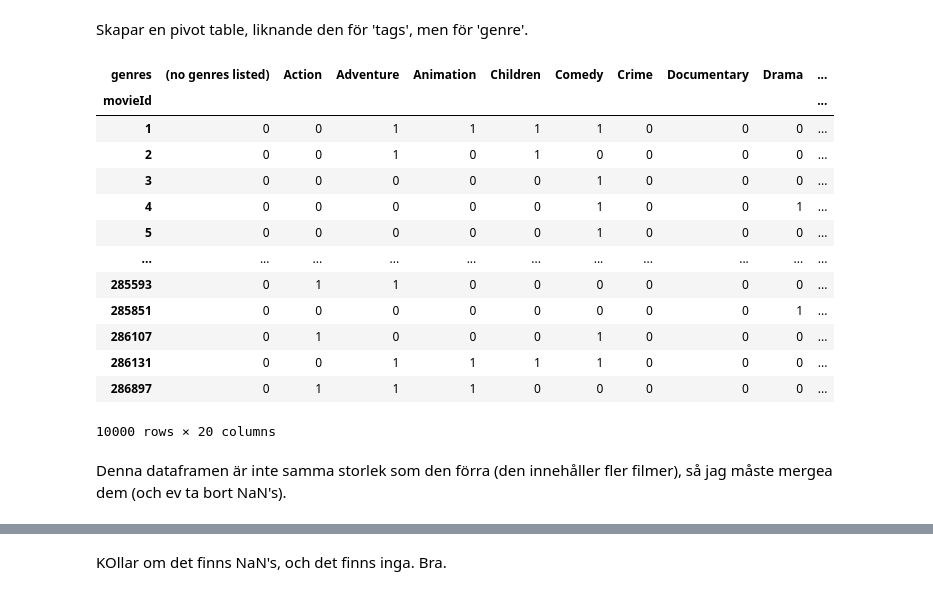
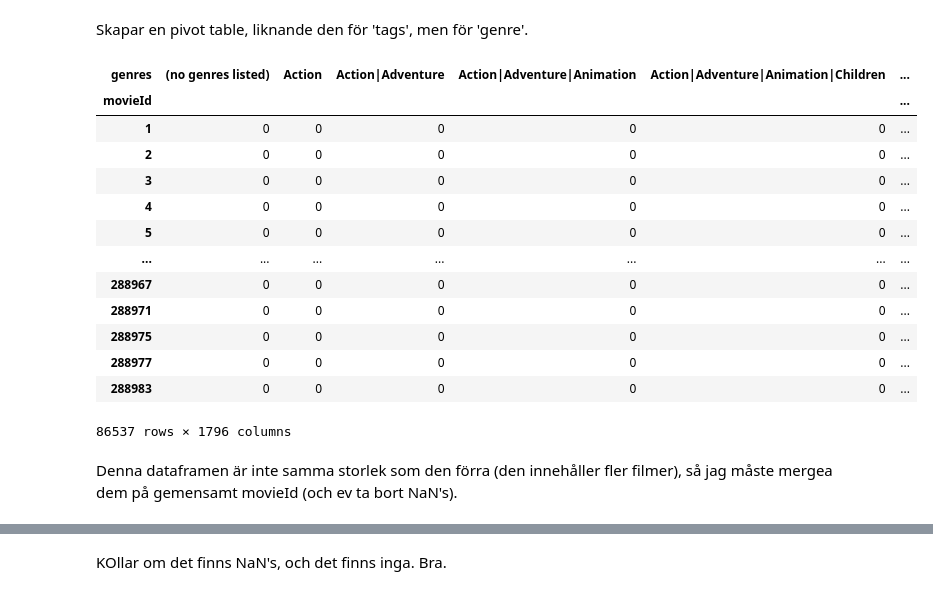
Before and after one commit to dancla240/Machine_Learning_Daniel_Claesson, a Jupyter notebook: Lab2/Lab_2_movie.ipynb, the cells around one changed output, grey strips where cells are left out. Saved outputs shown, nothing was run; the diff lists cells and outputs as text; code cells hidden in the pictures.

```diff
--- a/Lab2/Lab_2_movie.ipynb
+++ b/Lab2/Lab_2_movie.ipynb
@@ -699,25 +712,25 @@ movies_exploded.head(10)
 # %% [markdown]
 Skapar en pivot table, liknande den för 'tags', men för 'genre'.
 # %%
-pivot_table_genre = pd.pivot_table(data=movies_exploded, index='movieId', columns='genres', aggfunc='size', fill_value=0)
+pivot_table_genre = pd.pivot_table(data=movies, index='movieId', columns='genres', aggfunc='size', fill_value=0)
 pivot_table_genre
 # %% [output]
-| genres | (no genres listed) | Action | Adventure | Animation | Children | Comedy | Crime | Documentary | Drama | ... |
-| movieId |  |  |  |  |  |  |  |  |  | ... |
-| 1 | 0 | 0 | 1 | 1 | 1 | 1 | 0 | 0 | 0 | ... |
-| 2 | 0 | 0 | 1 | 0 | 1 | 0 | 0 | 0 | 0 | ... |
-| 3 | 0 | 0 | 0 | 0 | 0 | 1 | 0 | 0 | 0 | ... |
-| 4 | 0 | 0 | 0 | 0 | 0 | 1 | 0 | 0 | 1 | ... |
-| 5 | 0 | 0 | 0 | 0 | 0 | 1 | 0 | 0 | 0 | ... |
-| ... | ... | ... | ... | ... | ... | ... | ... | ... | ... | ... |
-| 285593 | 0 | 1 | 1 | 0 | 0 | 0 | 0 | 0 | 0 | ... |
-| 285851 | 0 | 0 | 0 | 0 | 0 | 0 | 0 | 0 | 1 | ... |
-| 286107 | 0 | 1 | 0 | 0 | 0 | 1 | 0 | 0 | 0 | ... |
-| 286131 | 0 | 0 | 1 | 1 | 1 | 1 | 0 | 0 | 0 | ... |
-| 286897 | 0 | 1 | 1 | 1 | 0 | 0 | 0 | 0 | 0 | ... |
+| genres | (no genres listed) | Action | Action|Adventure | Action|Adventure|Animation | Action|Adventure|Animation|Children | ... |
+| movieId |  |  |  |  |  | ... |
+| 1 | 0 | 0 | 0 | 0 | 0 | ... |
+| 2 | 0 | 0 | 0 | 0 | 0 | ... |
+| 3 | 0 | 0 | 0 | 0 | 0 | ... |
+| 4 | 0 | 0 | 0 | 0 | 0 | ... |
+| 5 | 0 | 0 | 0 | 0 | 0 | ... |
+| ... | ... | ... | ... | ... | ... | ... |
+| 288967 | 0 | 0 | 0 | 0 | 0 | ... |
+| 288971 | 0 | 0 | 0 | 0 | 0 | ... |
+| 288975 | 0 | 0 | 0 | 0 | 0 | ... |
+| 288977 | 0 | 0 | 0 | 0 | 0 | ... |
+| 288983 | 0 | 0 | 0 | 0 | 0 | ... |
-10000 rows × 20 columns
+86537 rows × 1796 columns
 # %% [markdown]
-Denna dataframen är inte samma storlek som den förra (den innehåller fler filmer), så jag måste mergea dem (och ev ta bort NaN's).
+Denna dataframen är inte samma storlek som den förra (den innehåller fler filmer), så jag måste mergea dem på gemensamt movieId (och ev ta bort NaN's).
 # %%
 scaled_pivot_table_df.merge(pivot_table_genre, left_on='movieId', right_on='movieId')
 # %% [output]
```
Also changed, not shown: parts of 23 cells of this notebook, 1 other file.
